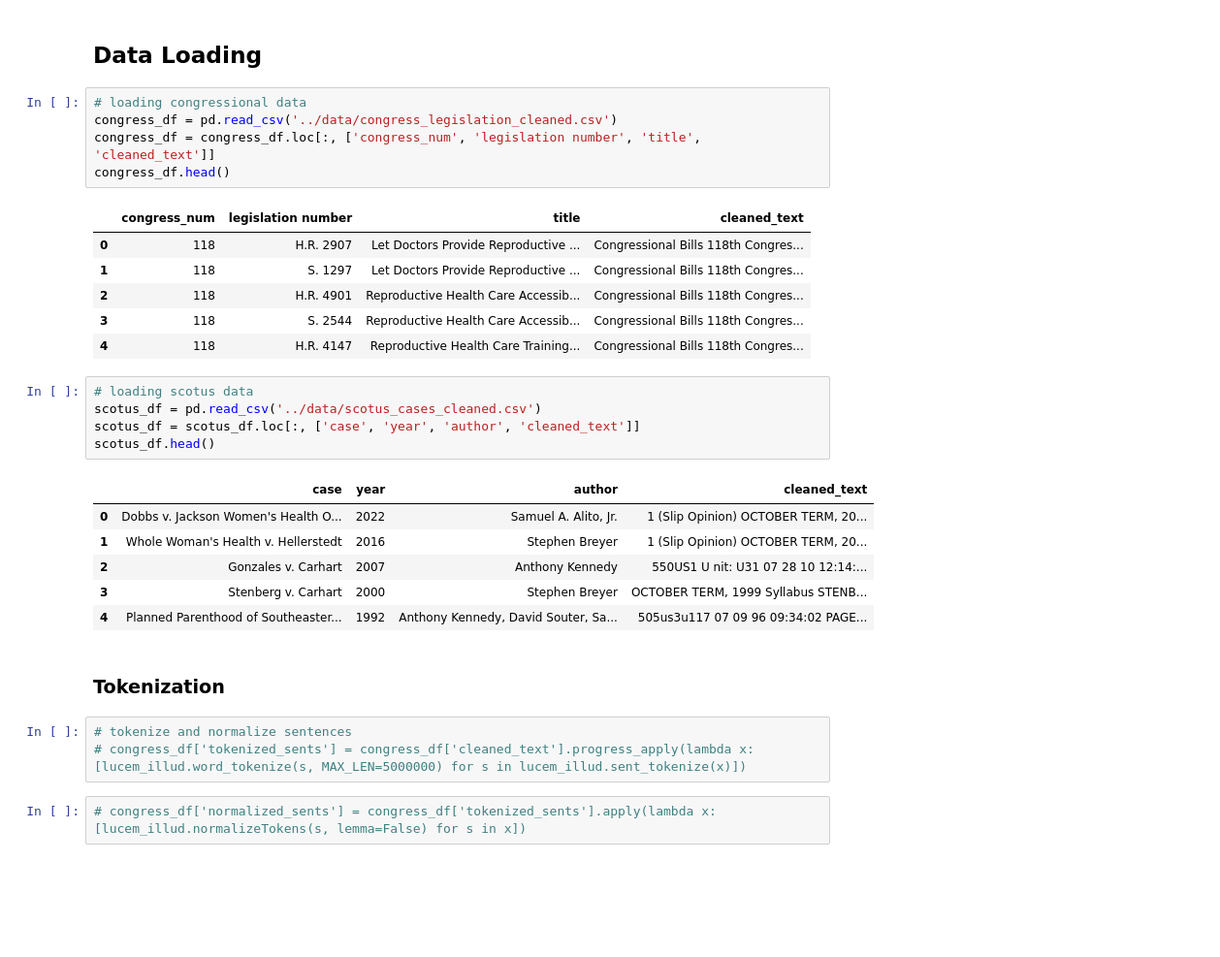
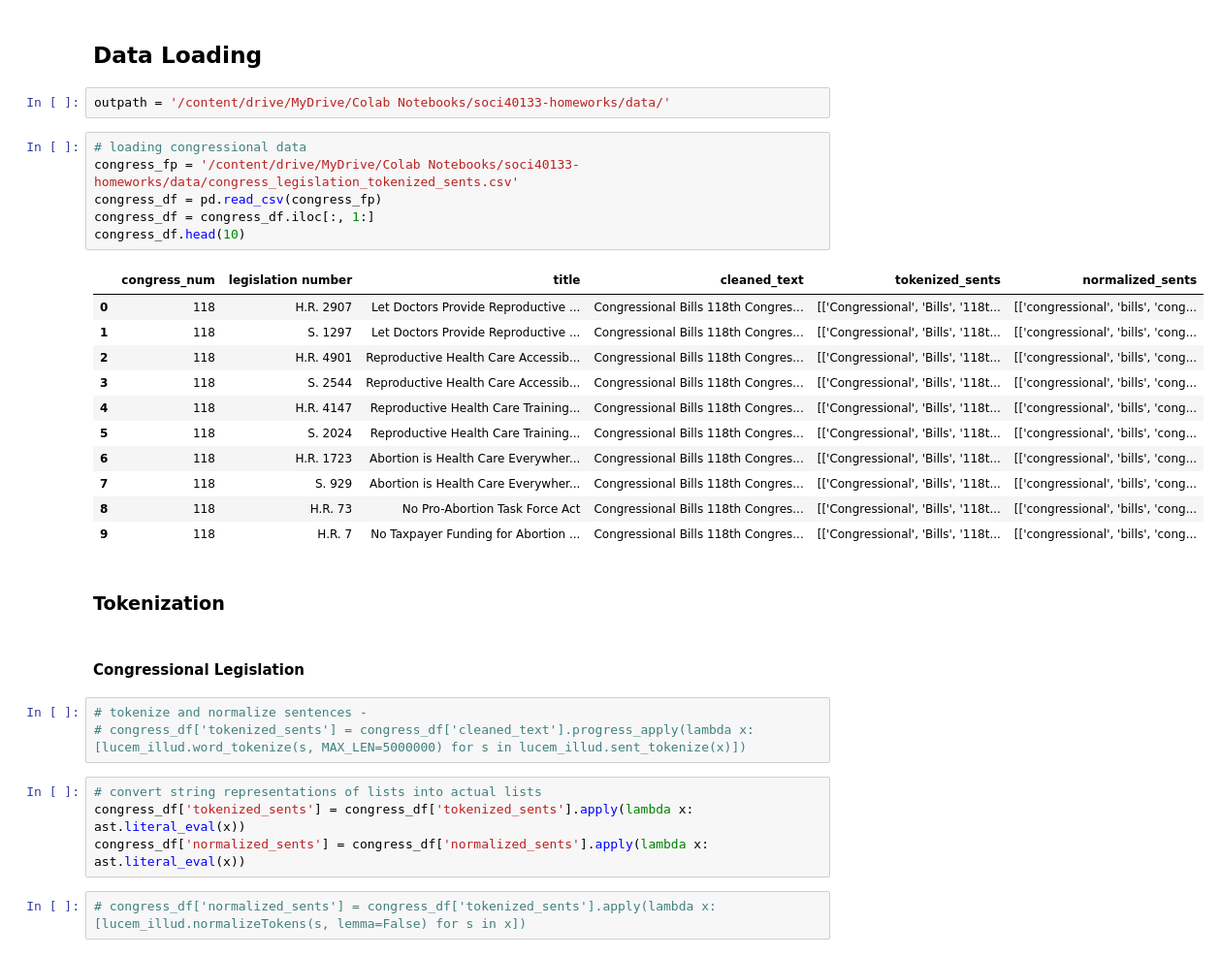
Before and after one commit to chanteriam/soci40133-homeworks, a Jupyter notebook: week 4/milnerca_hw4.ipynb, the cells around one changed output. Shown at 97% size. Cells and saved outputs as stored; diff of their text form; blank space fills up the shorter version.

```diff
--- a/week 4/milnerca_hw4.ipynb
+++ b/week 4/milnerca_hw4.ipynb
@@ -270,34 +361,36 @@ def random_indices(df_len, num_indices):
     return random_indices
 # %% [markdown]
 ## Data Loading
+# %%
+outpath = '/content/drive/MyDrive/Colab Notebooks/soci40133-homeworks/data/'
 # %%
 # loading congressional data
-congress_df = pd.read_csv('../data/congress_legislation_cleaned.csv')
-congress_df = congress_df.loc[:, ['congress_num', 'legislation number', 'title', 'cleaned_text']]
-congress_df.head()
+congress_fp = '/content/drive/MyDrive/Colab Notebooks/soci40133-homeworks/data/congress_legislation_tokenized_sents.csv'
+congress_df = pd.read_csv(congress_fp)
+congress_df = congress_df.iloc[:, 1:]
+congress_df.head(10)
 # %% [output]
-|  | congress_num | legislation number | title | cleaned_text |
-| 0 | 118 | H.R. 2907 | Let Doctors Provide Reproductive ... | Congressional Bills 118th Congres... |
-| 1 | 118 | S. 1297 | Let Doctors Provide Reproductive ... | Congressional Bills 118th Congres... |
-| 2 | 118 | H.R. 4901 | Reproductive Health Care Accessib... | Congressional Bills 118th Congres... |
-| 3 | 118 | S. 2544 | Reproductive Health Care Accessib... | Congressional Bills 118th Congres... |
-| 4 | 118 | H.R. 4147 | Reproductive Health Care Training... | Congressional Bills 118th Congres... |
+|  | congress_num | legislation number | title | cleaned_text | tokenized_sents | normalized_sents |
+| 0 | 118 | H.R. 2907 | Let Doctors Provide Reproductive ... | Congressional Bills 118th Congres... | [['Congressional', 'Bills', '118t... | [['congressional', 'bills', 'cong... |
+| 1 | 118 | S. 1297 | Let Doctors Provide Reproductive ... | Congressional Bills 118th Congres... | [['Congressional', 'Bills', '118t... | [['congressional', 'bills', 'cong... |
+| 2 | 118 | H.R. 4901 | Reproductive Health Care Accessib... | Congressional Bills 118th Congres... | [['Congressional', 'Bills', '118t... | [['congressional', 'bills', 'cong... |
+| 3 | 118 | S. 2544 | Reproductive Health Care Accessib... | Congressional Bills 118th Congres... | [['Congressional', 'Bills', '118t... | [['congressional', 'bills', 'cong... |
+| 4 | 118 | H.R. 4147 | Reproductive Health Care Training... | Congressional Bills 118th Congres... | [['Congressional', 'Bills', '118t... | [['congressional', 'bills', 'cong... |
+| 5 | 118 | S. 2024 | Reproductive Health Care Training... | Congressional Bills 118th Congres... | [['Congressional', 'Bills', '118t... | [['congressional', 'bills', 'cong... |
+| 6 | 118 | H.R. 1723 | Abortion is Health Care Everywher... | Congressional Bills 118th Congres... | [['Congressional', 'Bills', '118t... | [['congressional', 'bills', 'cong... |
+| 7 | 118 | S. 929 | Abortion is Health Care Everywher... | Congressional Bills 118th Congres... | [['Congressional', 'Bills', '118t... | [['congressional', 'bills', 'cong... |
+| 8 | 118 | H.R. 73 | No Pro-Abortion Task Force Act | Congressional Bills 118th Congres... | [['Congressional', 'Bills', '118t... | [['congressional', 'bills', 'cong... |
+| 9 | 118 | H.R. 7 | No Taxpayer Funding for Abortion ... | Congressional Bills 118th Congres... | [['Congressional', 'Bills', '118t... | [['congressional', 'bills', 'cong... |
-# %%
-# loading scotus data
-scotus_df = pd.read_csv('../data/scotus_cases_cleaned.csv')
-scotus_df = scotus_df.loc[:, ['case', 'year', 'author', 'cleaned_text']]
-scotus_df.head()
-# %% [output]
-|  | case | year | author | cleaned_text |
-| 0 | Dobbs v. Jackson Women's Health O... | 2022 | Samuel A. Alito, Jr. | 1 (Slip Opinion) OCTOBER TERM, 20... |
-| 1 | Whole Woman's Health v. Hellerstedt | 2016 | Stephen Breyer | 1 (Slip Opinion) OCTOBER TERM, 20... |
-| 2 | Gonzales v. Carhart | 2007 | Anthony Kennedy | 550US1 U nit: U31 07 28 10 12:14:... |
-| 3 | Stenberg v. Carhart | 2000 | Stephen Breyer | OCTOBER TERM, 1999 Syllabus STENB... |
-| 4 | Planned Parenthood of Southeaster... | 1992 | Anthony Kennedy, David Souter, Sa... | 505us3u117 07 09 96 09:34:02 PAGE... |
 # %% [markdown]
 ### Tokenization
+# %% [markdown]
+#### Congressional Legislation
 # %%
-# tokenize and normalize sentences
+# tokenize and normalize sentences -
 # congress_df['tokenized_sents'] = congress_df['cleaned_text'].progress_apply(lambda x: [lucem_illud.word_tokenize(s, MAX_LEN=5000000) for s in lucem_illud.sent_tokenize(x)])
+# %%
+# convert string representations of lists into actual lists
+congress_df['tokenized_sents'] = congress_df['tokenized_sents'].apply(lambda x: ast.literal_eval(x))
+congress_df['normalized_sents'] = congress_df['normalized_sents'].apply(lambda x: ast.literal_eval(x))
 # %%
 # congress_df['normalized_sents'] = congress_df['tokenized_sents'].apply(lambda x: [lucem_illud.normalizeTokens(s, lemma=False) for s in x])
```
Also changed, not shown: parts of 140 cells of this notebook, 3 other files.
